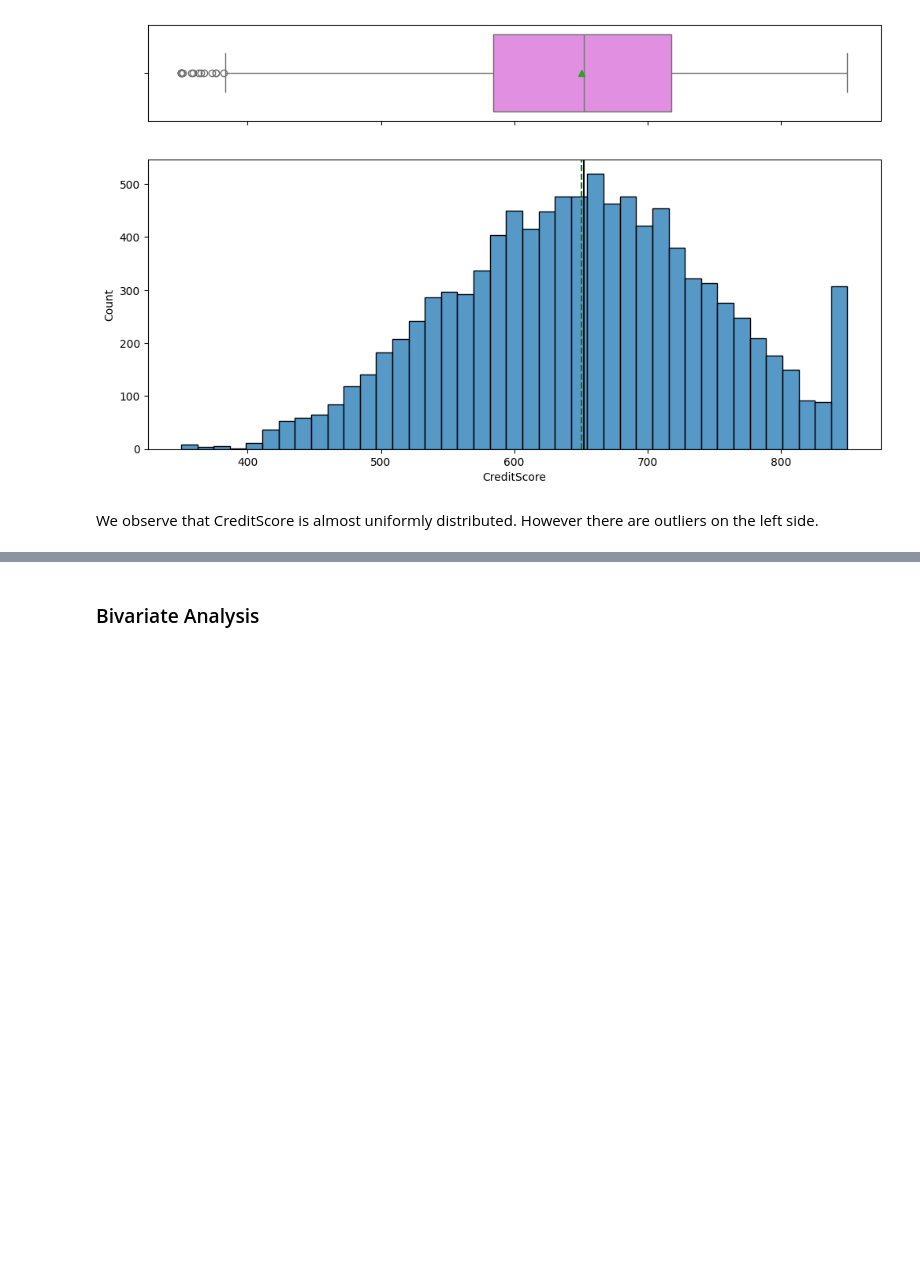
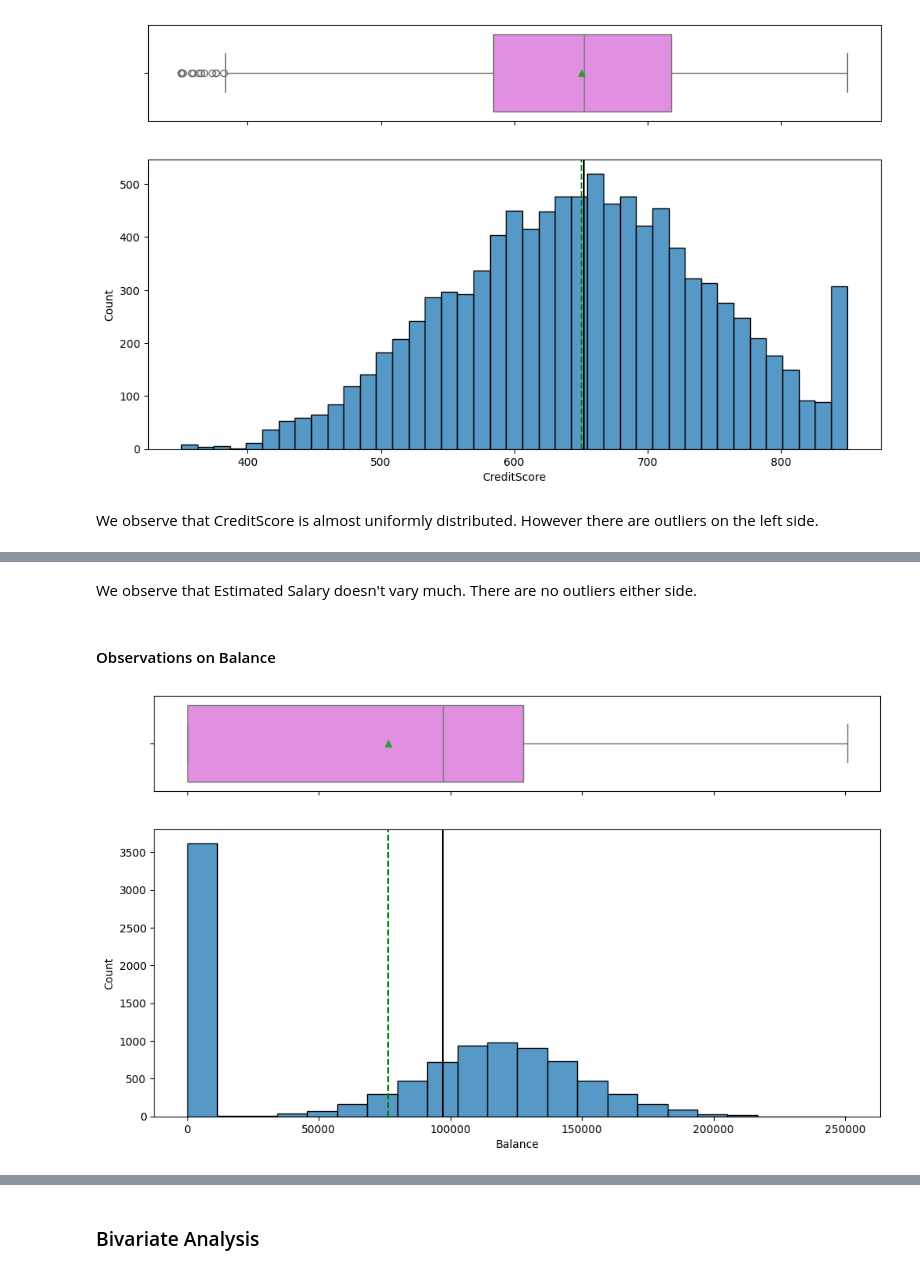
Before and after one commit to nirajguru/machine-learning-projects, a Jupyter notebook: bank-churn/notebook/Bank_Churn_Proj7_Niraj.ipynb, the cells around one changed output, grey strips where cells are left out. Drawn from its saved outputs; the diff is of its cells as text; code cells hidden in the pictures; blank space fills up the shorter version.

```diff
--- a/bank-churn/notebook/Bank_Churn_Proj7_Niraj.ipynb
+++ b/bank-churn/notebook/Bank_Churn_Proj7_Niraj.ipynb
@@ -339,0 +359,8 @@ We observe that CreditScore is almost uniformly distributed. However there are o
+# %% [markdown]
+We observe that Estimated Salary doesn't vary much. There are no outliers either side.
+# %% [markdown]
+#### Observations on Balance
+# %%
+histogram_boxplot(ds,'Balance')
+# %% [output]
+[figure, added]
```
Also changed, not shown: parts of 77 cells of this notebook.
